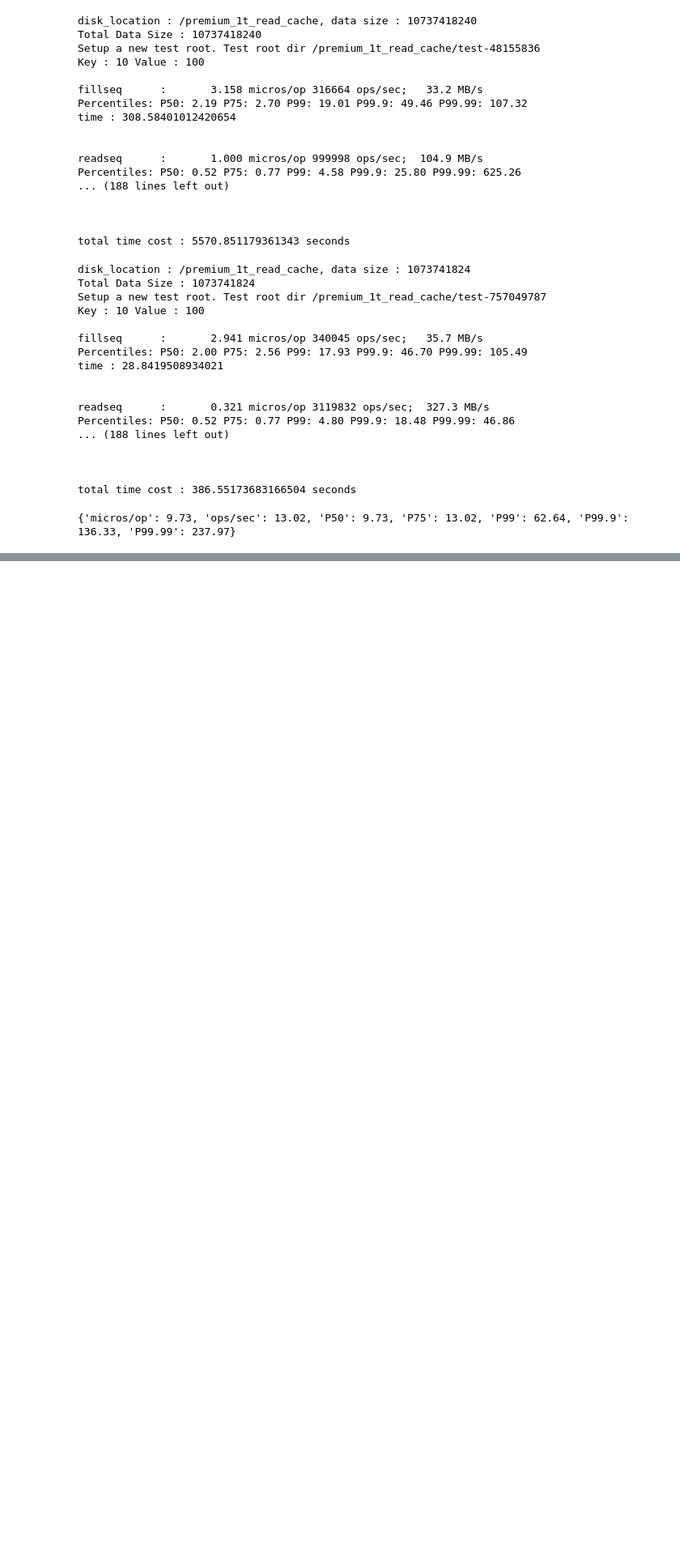
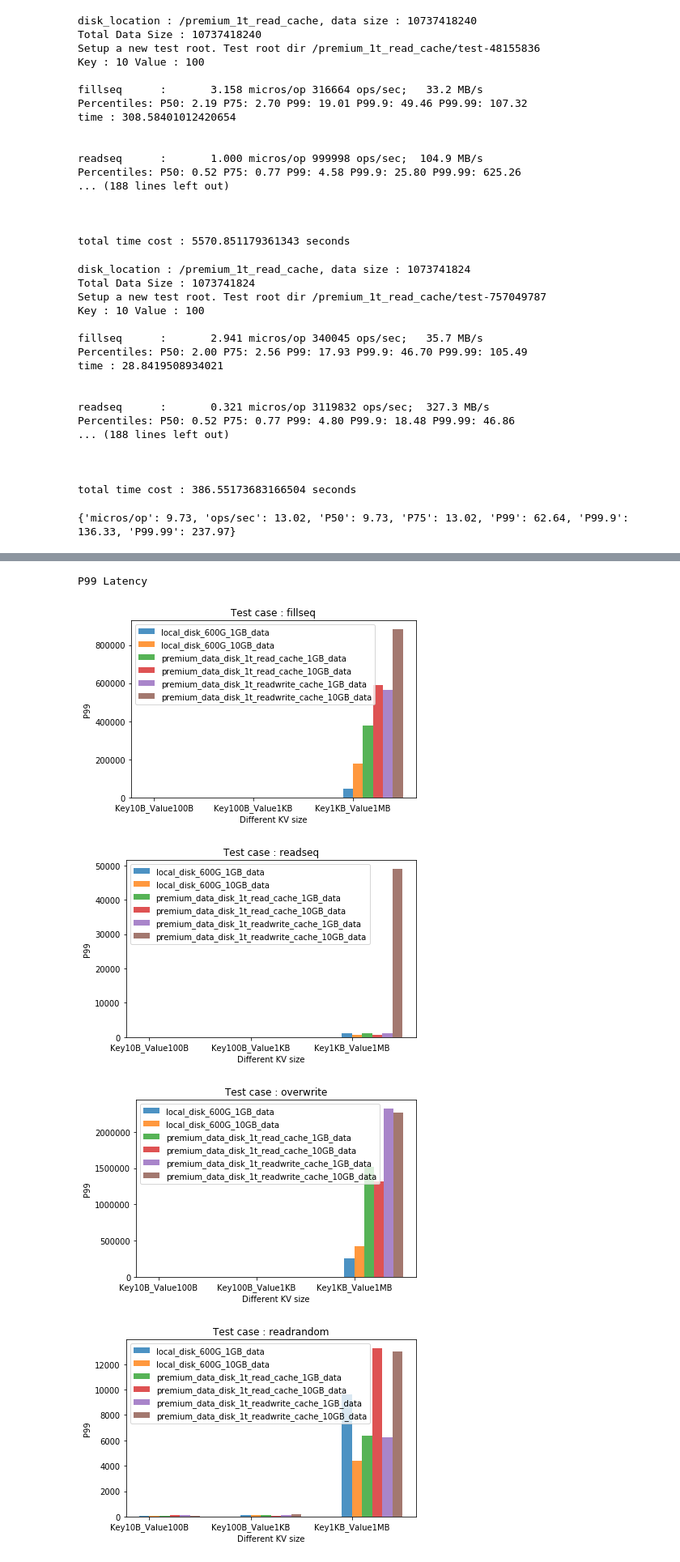
Before and after one commit to xiefan46/samza-azure-storage, a Jupyter notebook: milestone2/python/milestone2-tests.ipynb, the cells around one changed output, grey strips where cells are left out. Shown at 81% size. Drawn from its saved outputs; the diff is of its cells as text; code cells hidden in the pictures; blank space fills up the shorter version.

```diff
--- a/milestone2/python/milestone2-tests.ipynb
+++ b/milestone2/python/milestone2-tests.ipynb
@@ -554,0 +551,14 @@ P99 Latency
+# %%
+print("P99 Latency")
+print_all(path_prefix = path_prefix,
+          disk_types = ["local_disk_600G", "premium_data_disk_1t_read_cache", "premium_data_disk_1t_readwrite_cache"],
+         data_sizes_names = ["1GB_data", "10GB_data"],
+         kv_names = ["Key10B_Value100B", "Key100B_Value1KB", "Key1KB_Value1MB"],
+         test_cases_names = ["fillseq", "readseq", "overwrite", "readrandom", "deleterandom"],
+         y_label = LOG_RES_P99)
+# %% [output]
+P99 Latency
+[figure, added]
+[figure, added]
+[figure, added]
+[figure, added]
```
Also changed, not shown: parts of 9 cells of this notebook.
